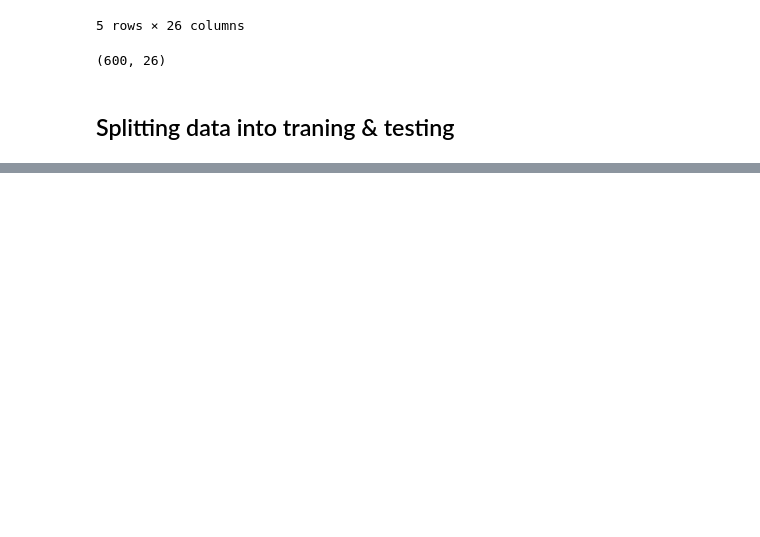
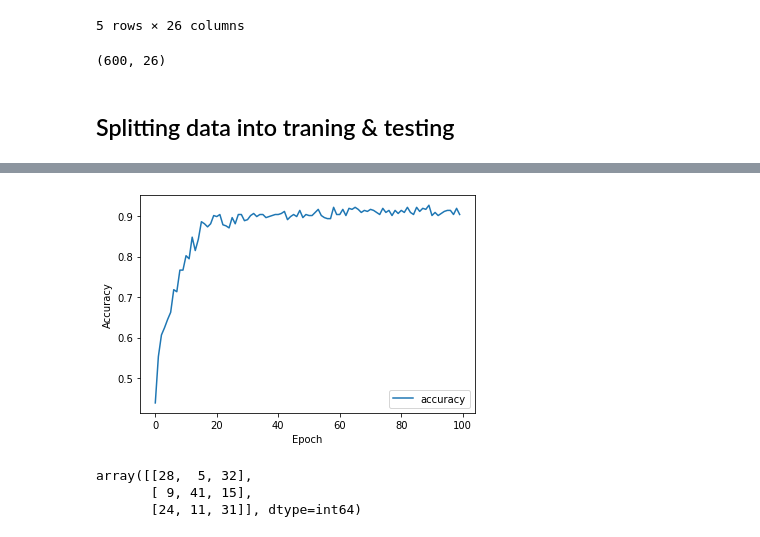
Before and after one commit to ModithaSubasinghe/Emotion-Based-Song-Suggesting-Player, a Jupyter notebook: Model/CreateModel.ipynb, the cells around one changed output, grey strips where cells are left out. Cells and saved outputs as stored; diff of their text form; code cells hidden in the pictures; blank space fills up the shorter version.

```diff
--- a/Model/CreateModel.ipynb
+++ b/Model/CreateModel.ipynb
@@ -41,5 +43,5 @@ xb,yb=smt.fit_resample(x,label)
 le=LabelEncoder()
 scaler=StandardScaler()
 
-y=le.fit_transform(yb)
-X=scaler.fit_transform(xb)
+y=le.fit_transform(label)
+X=scaler.fit_transform(x)
@@ -45,0 +50,12 @@ X=scaler.fit_transform(xb)
+# %%
+kfold = StratifiedKFold(n_splits=3)
+cvscores = []
+for train, test in kfold.split(X, y):
+    model = Sequential()
+    model.add(Dense(256, activation='relu', input_shape=(X[train].shape[1],)))
+    model.add(Dense(128, activation='relu'))
+    model.add(Dense(64, activation='relu'))
+    model.add(Dense(3, activation='softmax'))
+
+    model.compile(optimizer='adam',loss='sparse_categorical_crossentropy',metrics=['accuracy'])
+    history=model.fit(X[train], y[train], epochs=100, batch_size=10)
@@ -45,0 +108,8 @@ X=scaler.fit_transform(xb)
+# %%
+plt.plot(history.history['accuracy'], label='accuracy')
+plt.xlabel('Epoch')
+plt.ylabel('Accuracy')
+plt.legend(loc='lower right')
+
+test_loss, test_acc = model.evaluate(X[test], y[test], verbose=2)
+# %% [output]
@@ -45,0 +117,7 @@ X=scaler.fit_transform(xb)
+[figure, added]
+# %%
+confusion_matrix(y[test],y_pred)
+# %% [output]
+array([[28,  5, 32],
+       [ 9, 41, 15],
+       [24, 11, 31]], dtype=int64)
```
Also changed, not shown: parts of 30 cells of this notebook, 4 other files.
